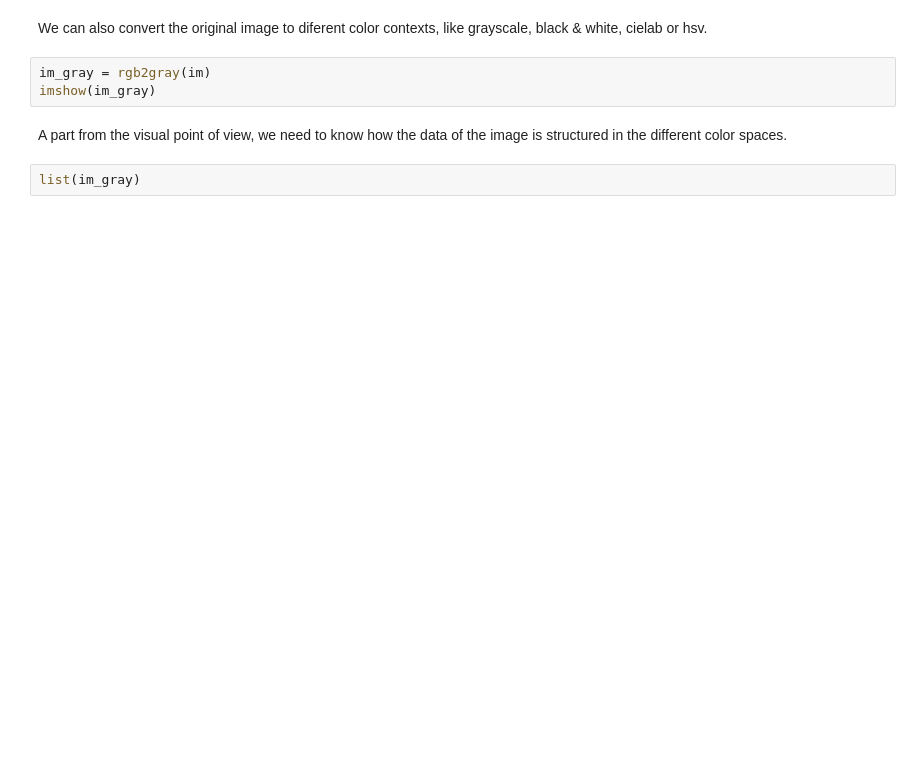
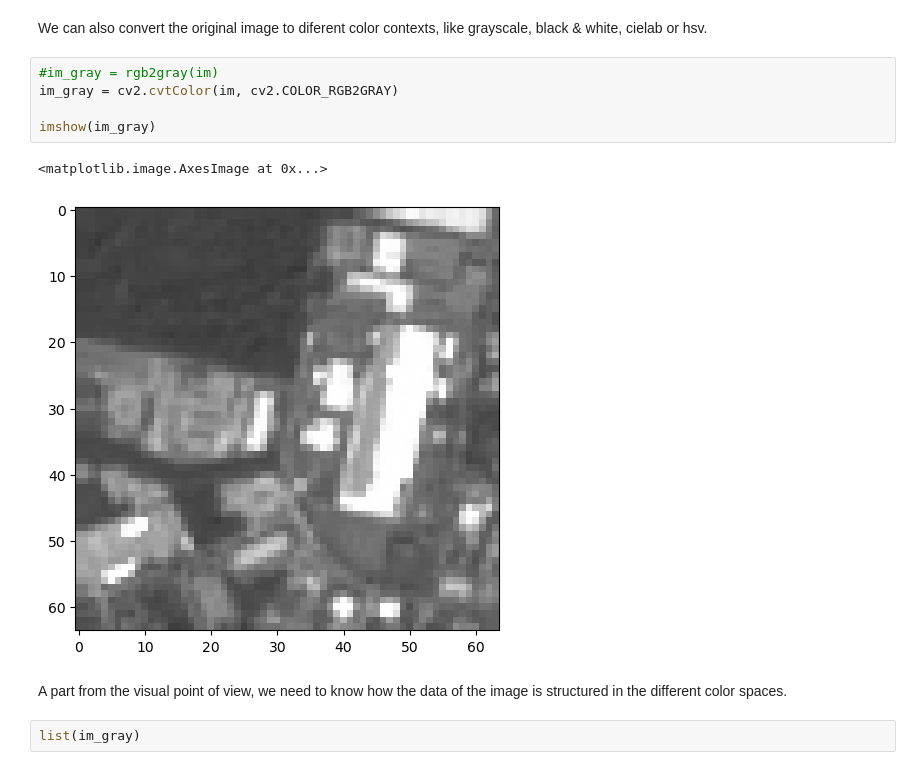
Before and after one commit to josep-audenis/eurosat-extracting-more-from-less, a Jupyter notebook: notebooks/1-exploratory-data-analysis.ipynb, the cells around one changed output. Saved outputs shown, nothing was run; the diff lists cells and outputs as text; blank space fills up the shorter version.

```diff
--- a/notebooks/1-exploratory-data-analysis.ipynb
+++ b/notebooks/1-exploratory-data-analysis.ipynb
@@ -19,8 +24,13 @@ imshow(im)
 # %% [markdown]
 We can also convert the original image to diferent color contexts, like grayscale, black & white, cielab or hsv.
 # %%
-im_gray = rgb2gray(im)
+#im_gray = rgb2gray(im)
+im_gray = cv2.cvtColor(im, cv2.COLOR_RGB2GRAY)
+
 imshow(im_gray)
+# %% [output]
+<matplotlib.image.AxesImage at 0x...>
+[figure, added]
 # %% [markdown]
 A part from the visual point of view, we need to know how the data of the image is structured in the different color spaces.
 # %%
```
Also changed, not shown: parts of 12 cells of this notebook, 4 other files.
